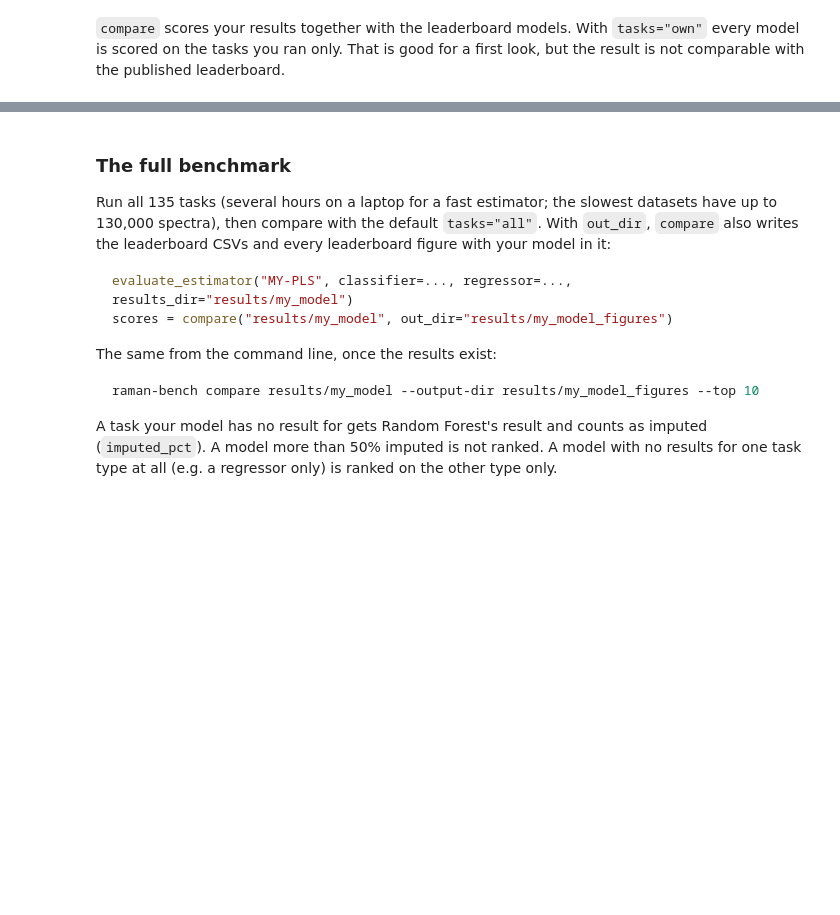
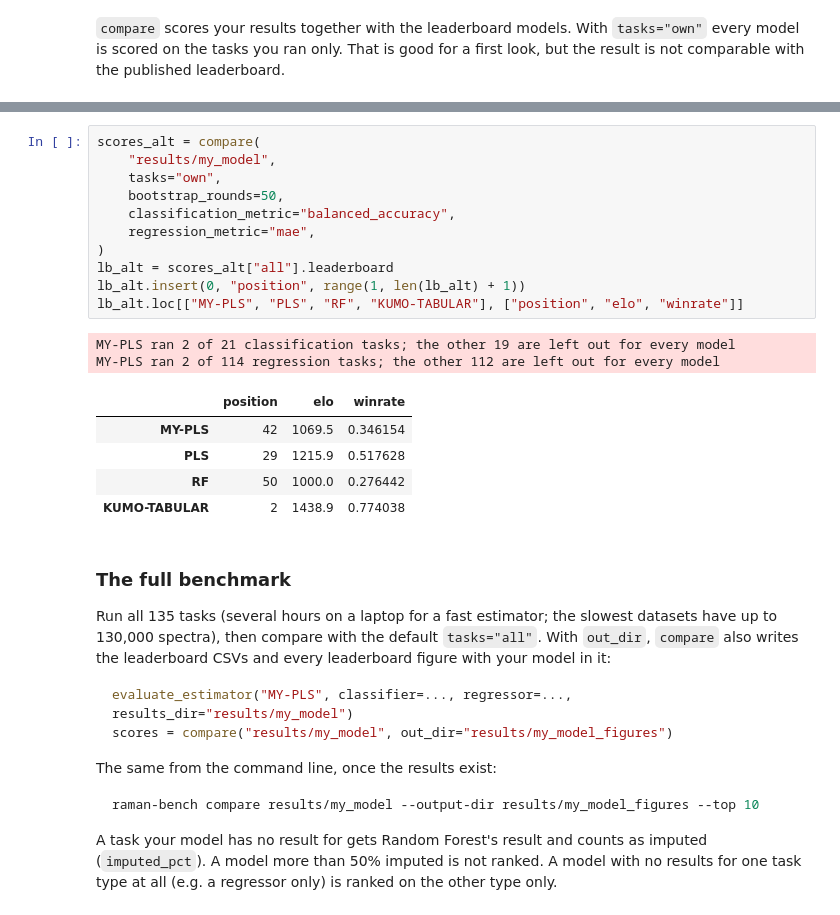
Before and after one commit to ml-lab-htw/RamanBench, a Jupyter notebook: notebooks/02_benchmark_new_model.ipynb, the cells around one changed output, grey strips where cells are left out. Cells and saved outputs as stored; diff of their text form; blank space fills up the shorter version.

```diff
--- a/notebooks/02_benchmark_new_model.ipynb
+++ b/notebooks/02_benchmark_new_model.ipynb
@@ -118,3 +123,22 @@ MY-PLS ran 2 of 114 regression tasks; the other 112 are left out for every model
+# %%
+scores_alt = compare(
+    "results/my_model",
+    tasks="own",
+    bootstrap_rounds=50,
+    classification_metric="balanced_accuracy",
+    regression_metric="mae",
+)
+lb_alt = scores_alt["all"].leaderboard
+lb_alt.insert(0, "position", range(1, len(lb_alt) + 1))
+lb_alt.loc[["MY-PLS", "PLS", "RF", "KUMO-TABULAR"], ["position", "elo", "winrate"]]
+# %% [output]
+MY-PLS ran 2 of 21 classification tasks; the other 19 are left out for every model
+MY-PLS ran 2 of 114 regression tasks; the other 112 are left out for every model
+|  | position | elo | winrate |
+| MY-PLS | 42 | 1069.5 | 0.346154 |
+| PLS | 29 | 1215.9 | 0.517628 |
+| RF | 50 | 1000.0 | 0.276442 |
+| KUMO-TABULAR | 2 | 1438.9 | 0.774038 |
 # %% [markdown]
 ### The full benchmark
 
```
Also changed, not shown: parts of 5 cells of this notebook, 6 other files.
